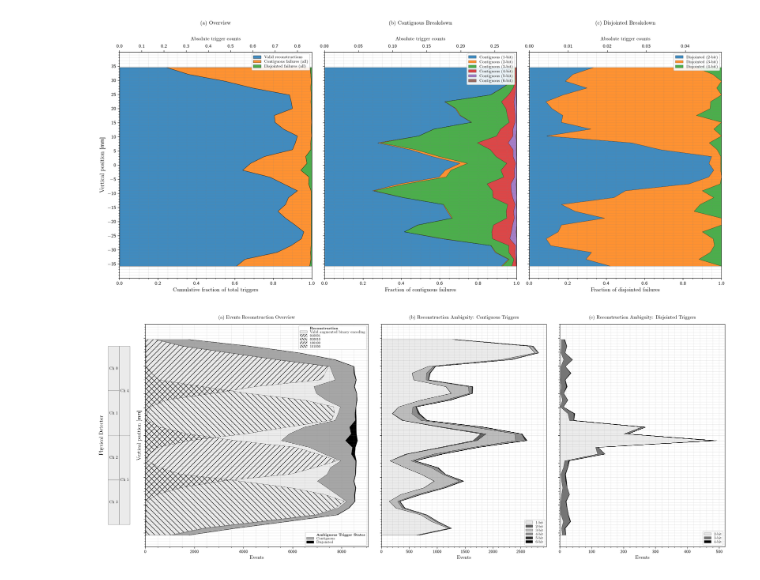
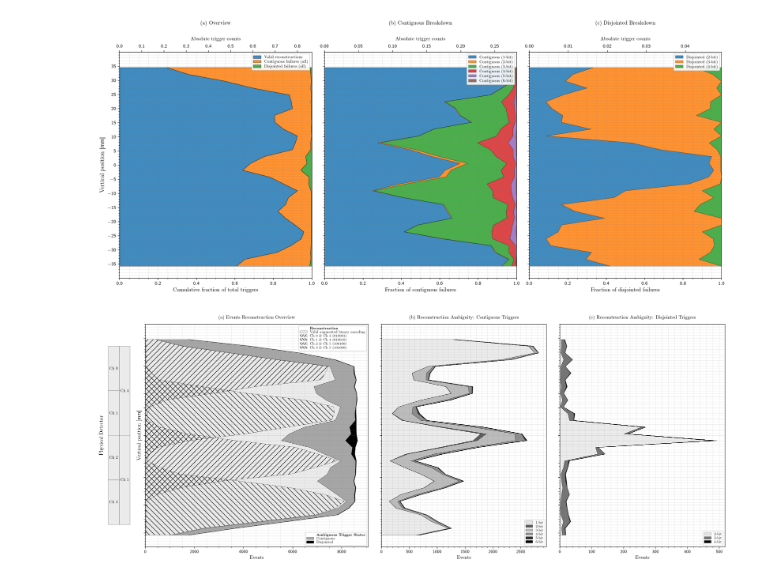
Before and after one commit to Dawson-HEP/scintillating_chamber, a Jupyter notebook: data_analysis/frequency_distribution/radecs/frequency_graphs.ipynb, the cells around one changed output. Saved outputs shown, nothing was run; the diff lists cells and outputs as text; code cells hidden in the pictures.

Commit message:
change legend markings

```diff
--- a/data_analysis/frequency_distribution/radecs/frequency_graphs.ipynb
+++ b/data_analysis/frequency_distribution/radecs/frequency_graphs.ipynb
@@ -2008,14 +2008,18 @@ legend_elements = [
     ),
     # Patch(facecolor='none', edgecolor='none', label=r'\textit{Valid States}'),
 ]
+def _legend_state_label(idx):
+    bit_str = f'{idx:06b}'
+    chans = [f'Ch {i}' for i in range(6) if idx & (1 << i)]
+    # Escape & for matplotlib usetex / LaTeX
+    return (r' \& ').join(chans) + f' ({bit_str})'
 for i, idx in enumerate(valid_sorted):
-    bit_str = f'{idx:06b}'
     hatch_type = "////" if i % 2 == 0 else "\\\\\\\\"
     legend_elements.append(
         Patch(
             linestyle=":",
             facecolor=SUBTLE_GREY, edgecolor='black', linewidth=EDGE_LW, hatch=hatch_type,
-            label=rf'$\mathtt{{{bit_str}}}$',
+            label=_legend_state_label(idx),
         )
     )
 
@@ -2081,31 +2085,31 @@ c_curr3 = np.zeros_like(y_pos)
 
 for b_count in range(1, 7):
     indices = disjointed_by_bits[b_count]
     if not indices:
         continue
 
     counts = get_abs_counts(indices)
     c_next3 = c_curr3 + counts
 
     ax3.fill_betweenx(
         y_pos, c_curr3, c_next3,
         facecolor=disjoint_colors[b_count], edgecolor='black', linewidth=EDGE_LW, alpha=1.0,
         label=rf'{b_count}-bit'
     )
     c_curr3 = c_next3
 
 xmax3 = float(np.max(c_curr3)) * 1.05 if np.max(c_curr3) > 0 else 100
 ax3.set_xlim(0, xmax3)
 ax3.set_ylim(-40, 40)
 ax3.set_yticks(np.arange(-35, 40, 5))
 ax3.set_xlabel(r'Events', fontsize=11)
 ax3.set_title(r'(c) Reconstruction Ambiguity: Disjointed Triggers', fontsize=11, pad=12)
 ax3.grid(which='both', lw=0.4, ls='-', color='gray', alpha=0.3)
 ax3.minorticks_on()
 ax3.legend(fontsize=8, framealpha=0.9, loc='lower right')
 
 fig.tight_layout()
 plt.savefig("valid_reconstruction_distribution.svg", dpi=300)
 plt.show()
 # %% [output]
-[figure, old version]
+[figure, new version]
```
Also changed, not shown: 1 other file.
